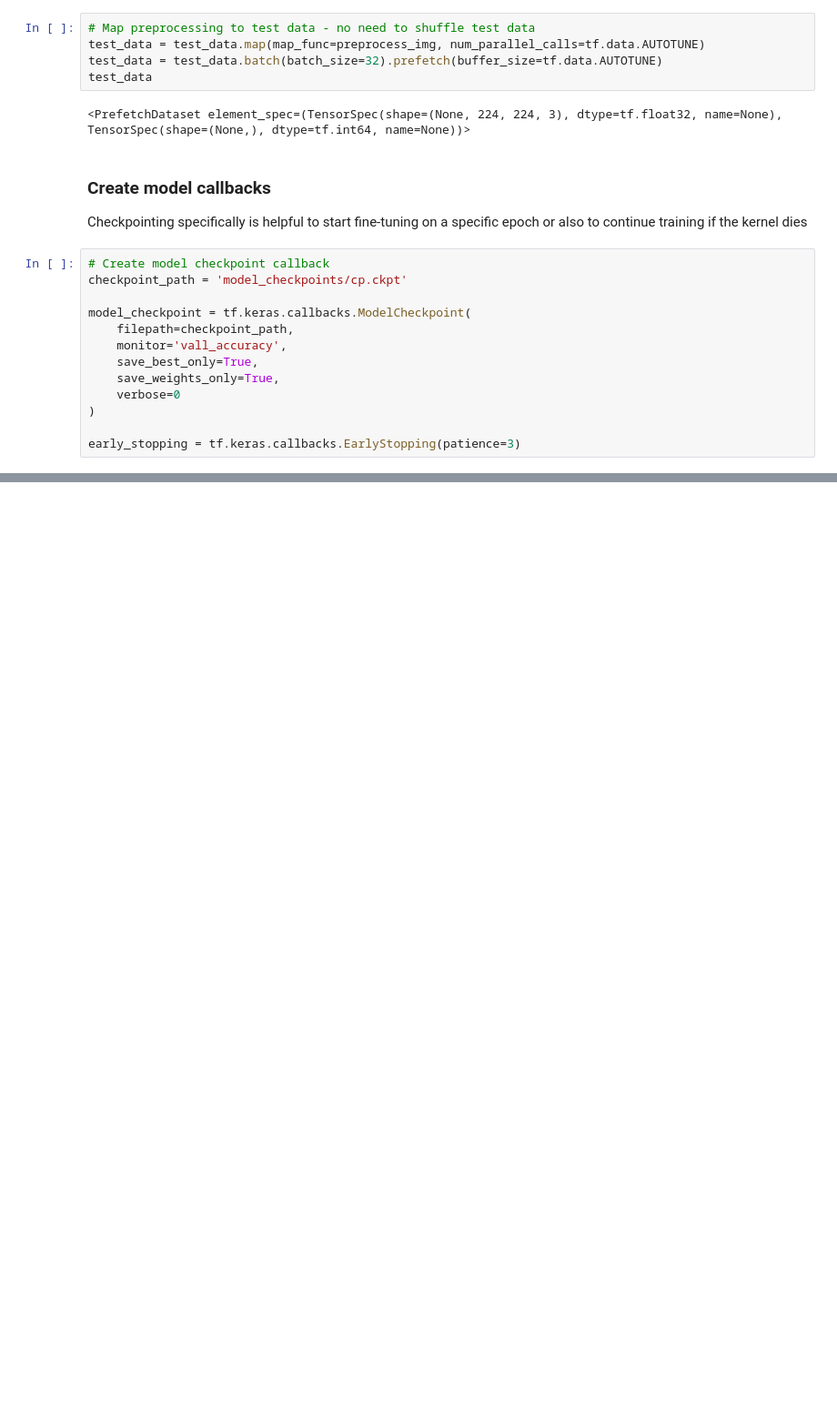
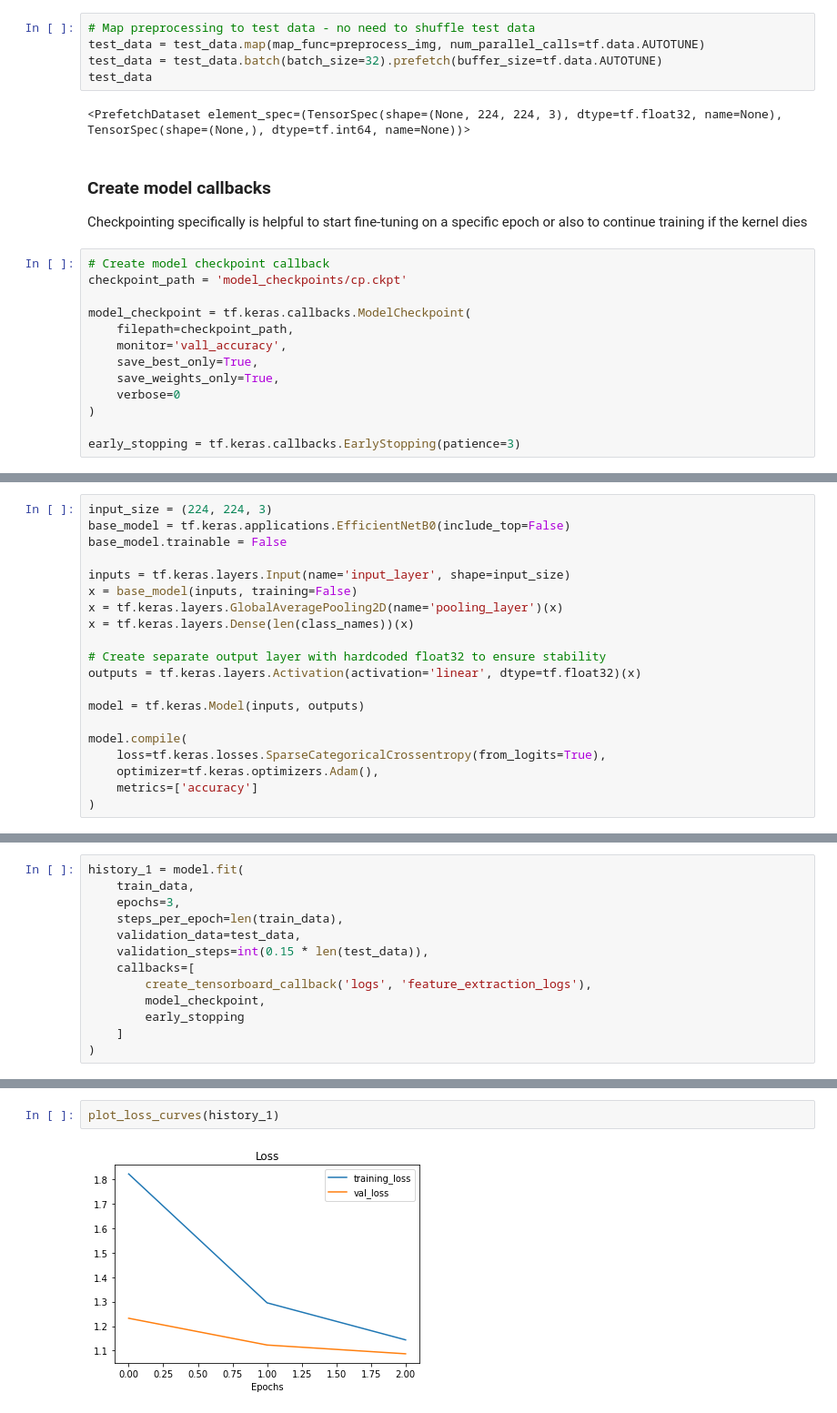
Before and after one commit to Ammar-Raneez/Food_Vision, a Jupyter notebook: Food_Vision.ipynb, the cells around one changed output, grey strips where cells are left out. Shown at 91% size. Saved outputs shown, nothing was run; the diff lists cells and outputs as text; blank space fills up the shorter version.

Commit message:
Create feature extraction model

```diff
--- a/Food_Vision.ipynb
+++ b/Food_Vision.ipynb
@@ -271,0 +312,20 @@ early_stopping = tf.keras.callbacks.EarlyStopping(patience=3)
+# %%
+input_size = (224, 224, 3)
+base_model = tf.keras.applications.EfficientNetB0(include_top=False)
+base_model.trainable = False
+
+inputs = tf.keras.layers.Input(name='input_layer', shape=input_size)
+x = base_model(inputs, training=False)
+x = tf.keras.layers.GlobalAveragePooling2D(name='pooling_layer')(x)
+x = tf.keras.layers.Dense(len(class_names))(x)
+
+# Create separate output layer with hardcoded float32 to ensure stability
+outputs = tf.keras.layers.Activation(activation='linear', dtype=tf.float32)(x)
+
+model = tf.keras.Model(inputs, outputs)
+
+model.compile(
+    loss=tf.keras.losses.SparseCategoricalCrossentropy(from_logits=True),
+    optimizer=tf.keras.optimizers.Adam(),
+    metrics=['accuracy']
+)
@@ -271,0 +392,13 @@ early_stopping = tf.keras.callbacks.EarlyStopping(patience=3)
+# %%
+history_1 = model.fit(
+    train_data,
+    epochs=3,
+    steps_per_epoch=len(train_data),
+    validation_data=test_data,
+    validation_steps=int(0.15 * len(test_data)),
+    callbacks=[
+        create_tensorboard_callback('logs', 'feature_extraction_logs'),
+        model_checkpoint,
+        early_stopping
+    ]
+)
@@ -271,0 +416,4 @@ early_stopping = tf.keras.callbacks.EarlyStopping(patience=3)
+# %%
+plot_loss_curves(history_1)
+# %% [output]
+[figure, added]
```
Also changed, not shown: parts of 12 cells of this notebook.
